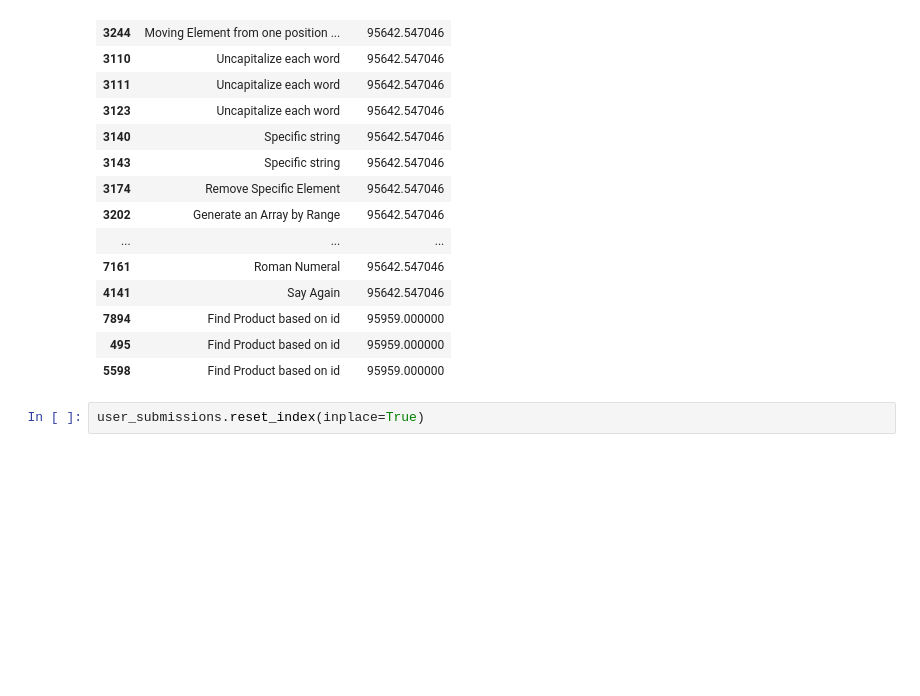
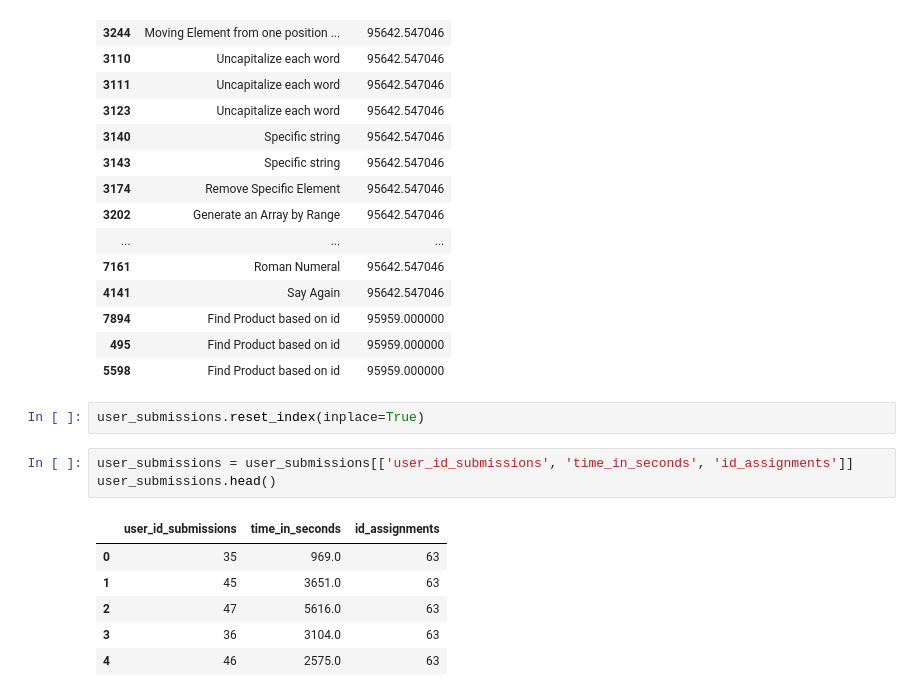
Before and after one commit to dctacademy/rec-sys-1, a Jupyter notebook: analysis/tf/tf-keras.ipynb, the cells around one changed output. Saved outputs shown, nothing was run; the diff lists cells and outputs as text; blank space fills up the shorter version.

Commit message:
Related assignment recommendation

```diff
--- a/analysis/tf/tf-keras.ipynb
+++ b/analysis/tf/tf-keras.ipynb
@@ -161,3 +167,13 @@ user_submissions[['title', 'time_in_seconds']].sort_values('time_in_seconds').ta
 | 5598 | Find Product based on id | 95959.000000 |
 # %%
 user_submissions.reset_index(inplace=True)
+# %%
+user_submissions = user_submissions[['user_id_submissions', 'time_in_seconds', 'id_assignments']]
+user_submissions.head()
+# %% [output]
+|  | user_id_submissions | time_in_seconds | id_assignments |
+| 0 | 35 | 969.0 | 63 |
+| 1 | 45 | 3651.0 | 63 |
+| 2 | 47 | 5616.0 | 63 |
+| 3 | 36 | 3104.0 | 63 |
+| 4 | 46 | 2575.0 | 63 |
```
Also changed, not shown: parts of 13 cells of this notebook.
